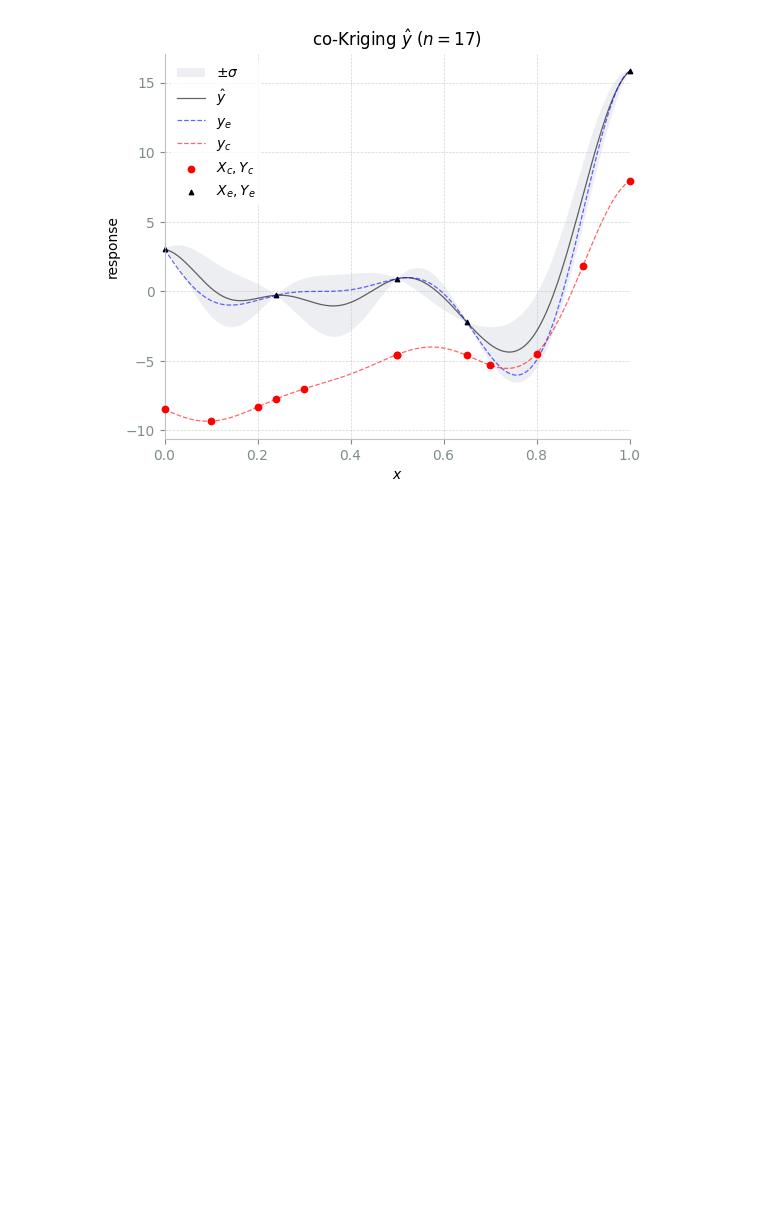
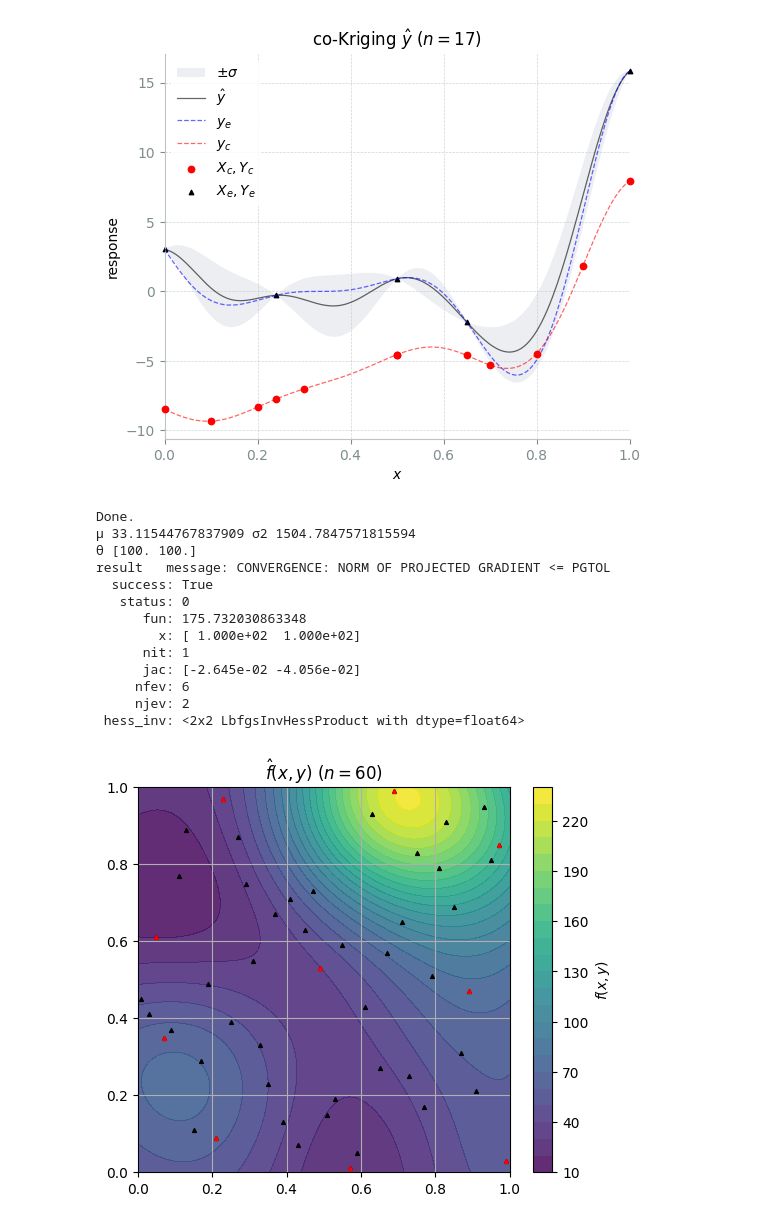
Before and after one commit to ijs32/rceu-2026, a Jupyter notebook: src/ian/surrogate-modeling/chapter-2/chapter_2.ipynb, the cells around one changed output. Cells and saved outputs as stored; diff of their text form; code cells hidden in the pictures; blank space fills up the shorter version.

```diff
--- a/src/ian/surrogate-modeling/chapter-2/chapter_2.ipynb
+++ b/src/ian/surrogate-modeling/chapter-2/chapter_2.ipynb
@@ -406,47 +408,62 @@ result   message: ABNORMAL:
 # %%
 import numpy as np
 
-from shared.cpcrr.methods import CoKrigingFitter
-from shared.cpcrr.functions import branin
-from shared.sampling import random_latin_hypercube, space_filling_latin_hypercube
+from shared.cpcrr.methods.cokrigingfitter import CoKrigingFitter
+from shared.cpcrr.functions.functions import branin, braninAD
+from shared.sampling import random_latin_hypercube, space_filling_latin_hypercube, find_subset, align_subset
 
-Nside = 5
+nlow = 50
+nhigh = 10
 k = 2
 
-X_rlhc = random_latin_hypercube(n, k)
+X_rlhc = random_latin_hypercube(nlow, k)
 X_sample = space_filling_latin_hypercube(X_rlhc)
 
-x0 = np.linspace(0, 1, Nside)
-y0 = np.linspace(0, 1, Nside)
-mg = np.meshgrid(x0, y0)
-X, Y = np.meshgrid(x0, y0)
-datax = np.column_stack((X.reshape(-1), Y.reshape(-1)))
 
-print(datax.shape)
-print(X_sample["X"])
+x_c = X_sample["X"]
+y_c = braninAD(x_c[:,0], x_c[:,1])
 
-datay = branin(datax[:,0], datax[:,1])
+x_e = find_subset(X_sample["X"], nhigh, X_sample["q"])
+y_e = branin(x_e[:,0], x_e[:,1])
+
+datax = align_subset(x_c,x_e)
+datay = np.concatenate([y_c, y_e])
 
 CKF = CoKrigingFitter(
-    xmin=(0,),
-    xmax=(1,),
+    xmin=(0,0),
+    xmax=(1,1),
     datax=datax,
     datay=datay,
     nlow=nlow
 )
 
 # KF.plot_check_inputs(objective=branin)
 
 
-KF.fit(
+CKF.fit(
     # verbose=True,
 )
 
 
 print("Done.")
-print(f"µ {KF.globmean} σ2 {KF.globvar}")
-print(f"θ {KF.theta}")
-print(f"result {KF.result}")
+print(f"µ {CKF.globmean} σ2 {CKF.globvar}")
+print(f"θ {CKF.theta}")
+print(f"result {CKF.result}")
 
 
-KF.plot_check_model(objective=branin, res=200)
+CKF.plot_check_model(objective_e=branin, res=200)
+# %% [output]
+Done.
+µ 33.11544767837909 σ2 1504.7847571815594
+θ [100. 100.]
+result   message: CONVERGENCE: NORM OF PROJECTED GRADIENT <= PGTOL
+  success: True
+   status: 0
+      fun: 175.732030863348
+        x: [ 1.000e+02  1.000e+02]
+      nit: 1
+      jac: [-2.645e-02 -4.056e-02]
+     nfev: 6
+     njev: 2
+ hess_inv: <2x2 LbfgsInvHessProduct with dtype=float64>
+[figure, added]
```
Also changed, not shown: parts of 1 cell of this notebook, 6 other files.
